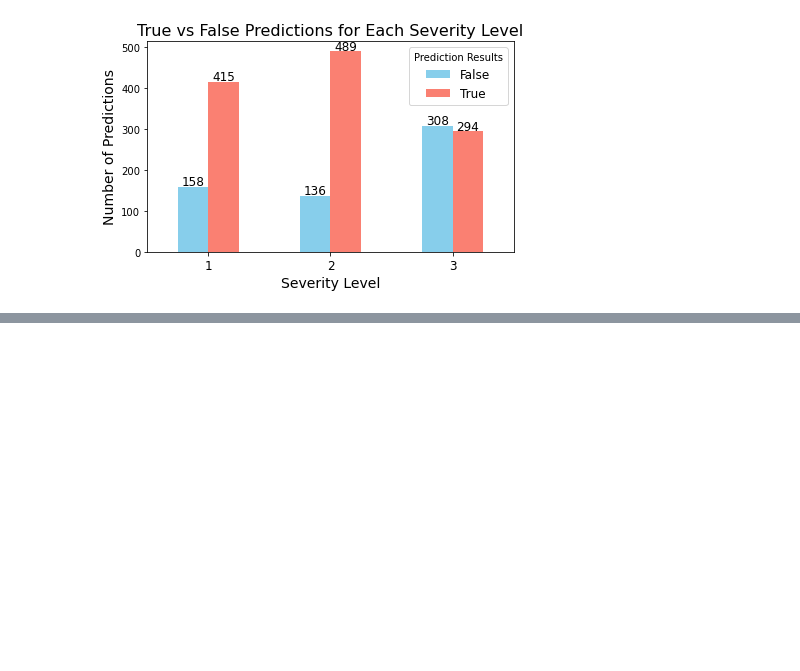
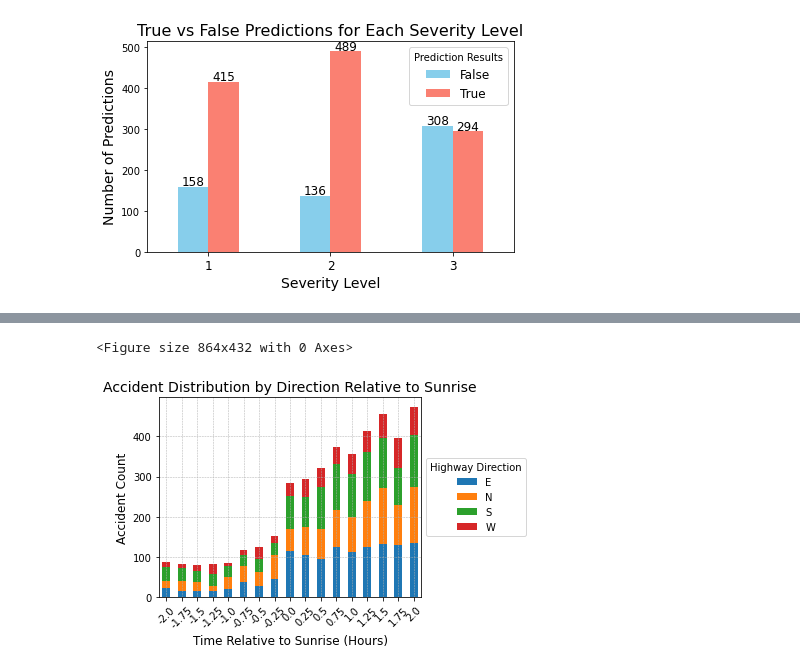
Before and after one commit to hoangttrang/eda-final, a Jupyter notebook: 01-Car-Accident-Analysis.ipynb, the cells around one changed output, grey strips where cells are left out. Cells and saved outputs as stored; diff of their text form; code cells hidden in the pictures; blank space fills up the shorter version.

```diff
--- a/01-Car-Accident-Analysis.ipynb
+++ b/01-Car-Accident-Analysis.ipynb
@@ -598,0 +939,39 @@ plt.show()
+# %%
+import seaborn as sns
+# Now focous only on Sunrise period, and plot the number of accidents in each direction for each segment
+# Filter the data for sunrise period
+sunrise_data = accidents_data[accidents_data['sunrise_segment'].notnull()]
+
+# Group the data by sunrise segment and direction, and count the number of accidents in each segment-direction combination
+sunrise_counts_by_direction = sunrise_data.groupby(['sunrise_segment', 'highway_direction']).size().unstack()
+
+plt.figure(figsize=(12, 6))  # Set figure size for consistency
+
+# Create the stacked bar plot using default matplotlib colors
+sunrise_counts_by_direction.plot(kind='bar', stacked=True)
+
+# Rename the labels and title according to the previous suggestions
+plt.xlabel('Time Relative to Sunrise (Hours)', fontsize=12)
+plt.ylabel('Accident Count', fontsize=12)
+plt.title('Accident Distribution by Direction Relative to Sunrise', fontsize=14)
+
+# Rotate x-axis labels to match the line plot
+plt.xticks(rotation=45)
+
+# Add a grid for ease of reading
+plt.grid(True, which='both', linestyle='--', linewidth=0.5)
+
+# Place the legend to the side of the plot
+plt.legend(title='Highway Direction', loc='center left', bbox_to_anchor=(1, 0.5))
+
+# Ensure layout is tight so labels/titles are not cut off
+plt.tight_layout()
+
+# save the plot
+plt.savefig('./graph/accident_distribution_by_direction_relative_to_sunrise.png', dpi=300)
+
+# Show the plot
+plt.show()
+# %% [output]
+<Figure size 864x432 with 0 Axes>
+[figure, added]
```
Also changed, not shown: parts of 29 cells of this notebook, 1 other file.
